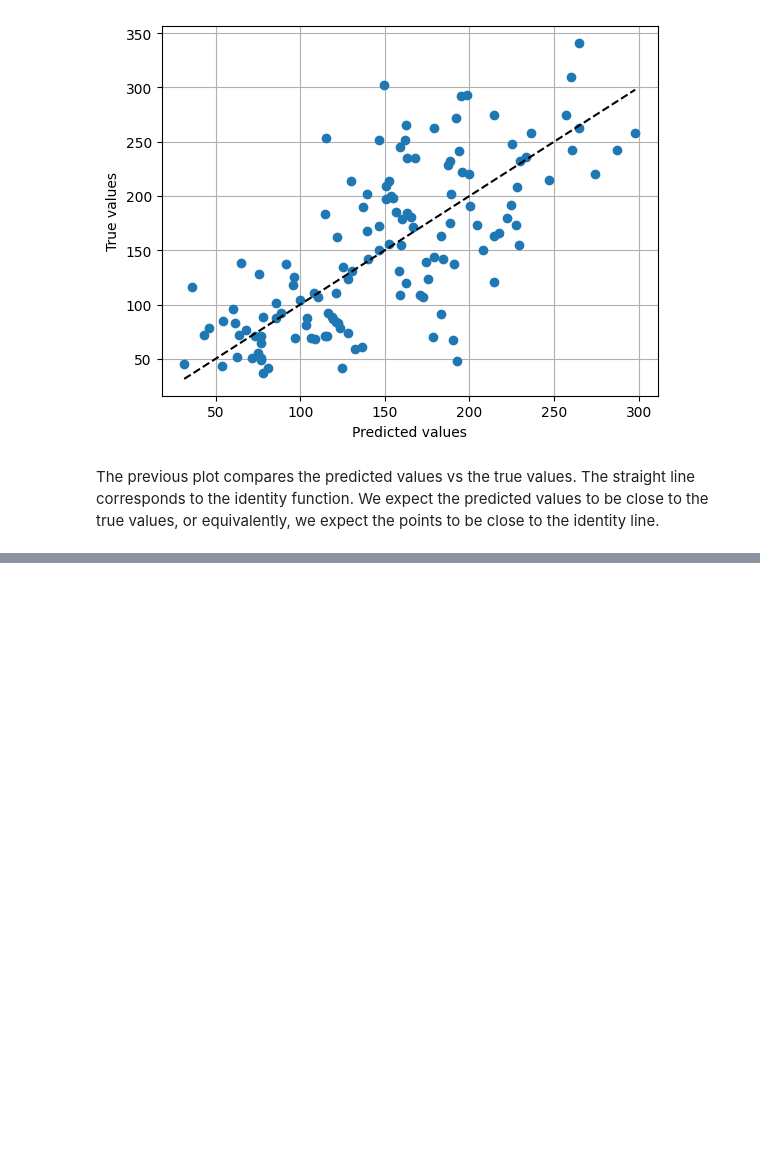
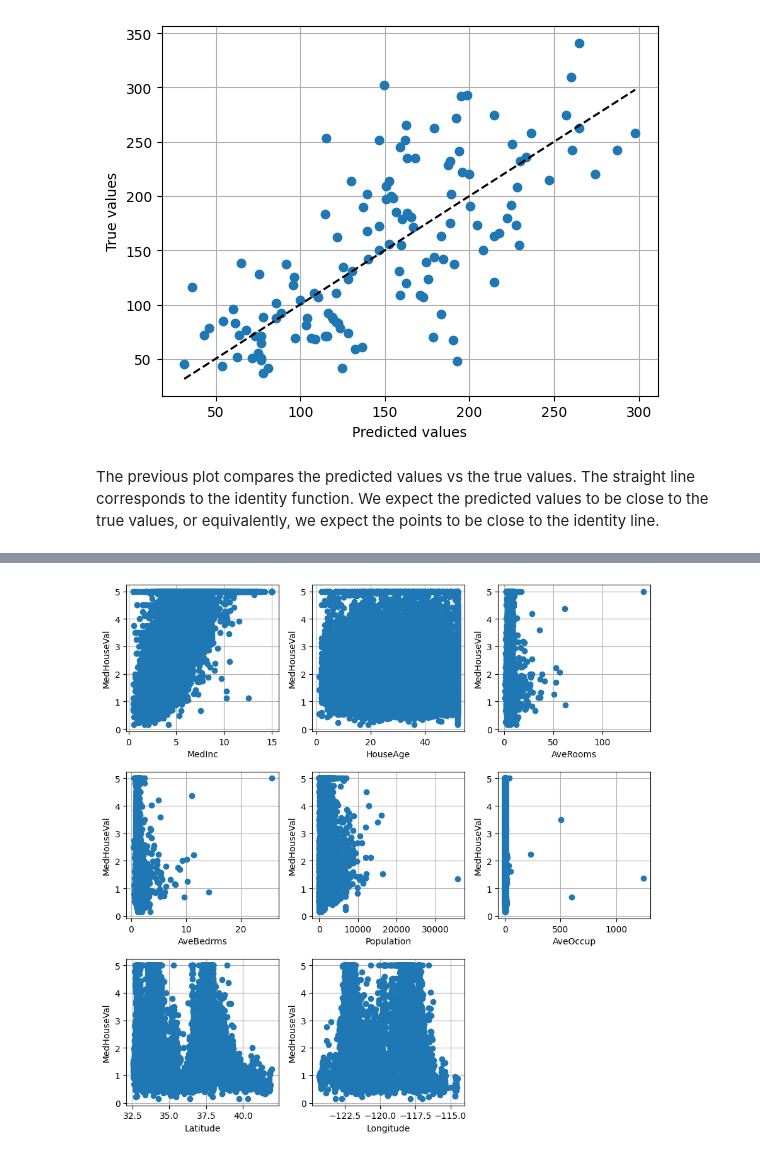
Before and after one commit to vdae2304/ML-DL, a Jupyter notebook: Regression/2. Linear regression and Scikit-learn.ipynb, the cells around one changed output, grey strips where cells are left out. Drawn from its saved outputs; the diff is of its cells as text; code cells hidden in the pictures; blank space fills up the shorter version.

Commit message:
California Housing dataset

```diff
--- a/Regression/2. Linear regression and Scikit-learn.ipynb
+++ b/Regression/2. Linear regression and Scikit-learn.ipynb
@@ -282,0 +312,6 @@ The previous plot compares the predicted values vs the true values. The straight
+# %%
+import numpy as np
+import pandas as pd
+from sklearn.datasets import fetch_california_housing
+
+X, y = fetch_california_housing(return_X_y=True, as_frame=True)
@@ -282,0 +358,7 @@ The previous plot compares the predicted values vs the true values. The straight
+# %%
+from sklearn.model_selection import train_test_split
+
+X_train, X_test, y_train, y_test = train_test_split(X, y, train_size=0.7,
+                                                    random_state=1000)
+print("Train size:", len(X_train))
+print("Test size:", len(X_test))
@@ -282,0 +439,14 @@ The previous plot compares the predicted values vs the true values. The straight
+# %%
+import matplotlib.pyplot as plt
+
+plt.figure(figsize=(9,9))
+for i, feature in enumerate(X_train.columns):
+    plt.subplot(3, 3, i+1)
+    plt.tight_layout()
+    plt.xlabel(feature)
+    plt.ylabel(y_train.name)
+    plt.plot(X_train[feature], y_train, "o")
+    plt.grid()
+plt.show()
+# %% [output]
+[figure, added]
```
Also changed, not shown: parts of 31 cells of this notebook.
